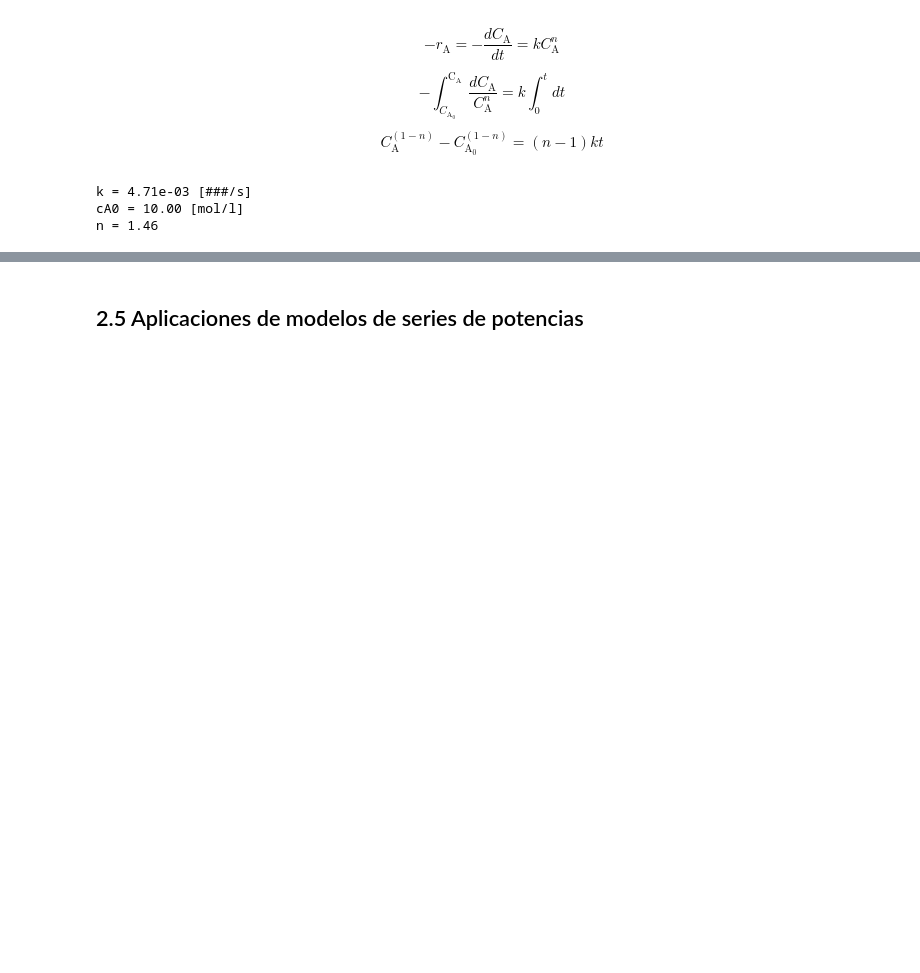
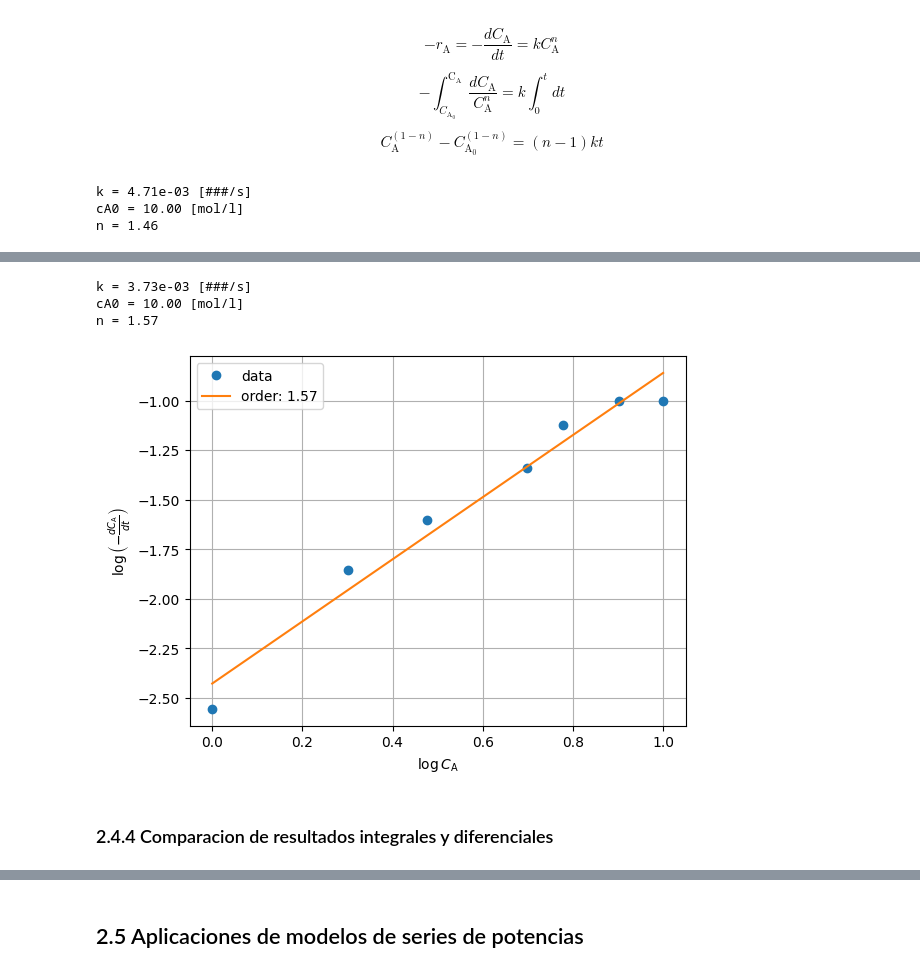
Before and after one commit to eicastroc/Kin_Cinvestav_IngMetalurgica, a Jupyter notebook: 02_Balances_VelocidadDeReaccion/02a_velocidadReaccion.ipynb, the cells around one changed output, grey strips where cells are left out. Drawn from its saved outputs; the diff is of its cells as text; code cells hidden in the pictures; blank space fills up the shorter version.

```diff
--- a/02_Balances_VelocidadDeReaccion/02a_velocidadReaccion.ipynb
+++ b/02_Balances_VelocidadDeReaccion/02a_velocidadReaccion.ipynb
@@ -367,0 +381,5 @@ plt.show()
+# %%
+t = np.array([0, 20, 40, 60, 120, 180, 300]) # [s]
+cA = np.array([10, 8, 6, 5, 3, 2, 1]) # [mol/l]
+df = pd.DataFrame({"t": t, 'cA': cA})
+df
@@ -367,0 +403,5 @@ plt.show()
+# %%
+df['dcA/dt'] = np.gradient(df['cA'], df['t'], edge_order=2)
+df['log(-dcA/dt)'] = np.log10(-1.0*df['dcA/dt'])
+df['log(cA)'] = np.log10(df['cA'])
+df
@@ -367,0 +417,33 @@ plt.show()
+# %%
+## Alternativa 1: efectuar un ajuste a un polinomio de primer orden con numpy.polyfit()
+res1 = np.polyfit(df['log(cA)'], df['log(-dcA/dt)'], deg=1)
+logkd, nd = res1[1], res1[0]
+kd = np.power(10, logkd)
+cA0d = cA0
+
+print(f"k = {kd:.2e} [###/s]")
+print(f"cA0 = {cA0d:.2f} [mol/l]")
+print(f"n = {nd:.2f}")
+# %% [output]
+k = 3.73e-03 [###/s]
+cA0 = 10.00 [mol/l]
+n = 1.57
+# %%
+fig, ax = plt.subplots()
+
+ax.plot(df['log(cA)'], df['log(-dcA/dt)'], ls='', marker='o', label='data')
+p1 = np.poly1d(res1)
+ax.plot([0, 1], [p1(0), p1(1)], label=f'order: {nd:.2f}')
+ax.set(
+    xlabel=r"$\log C_{\mathrm{A}}$",
+    ylabel=r"$\log \left(-\frac{dC_{\mathrm{A}}}{dt}\right)$",
+    #xlim = (0, 300),
+    #ylim = (0, 10)
+)
+ax.grid()
+ax.legend()
+plt.show()
+# %% [output]
+[figure, added]
+# %% [markdown]
+### 2.4.4 Comparacion de resultados integrales y diferenciales
```
Also changed, not shown: parts of 22 cells of this notebook, 2 other files.
